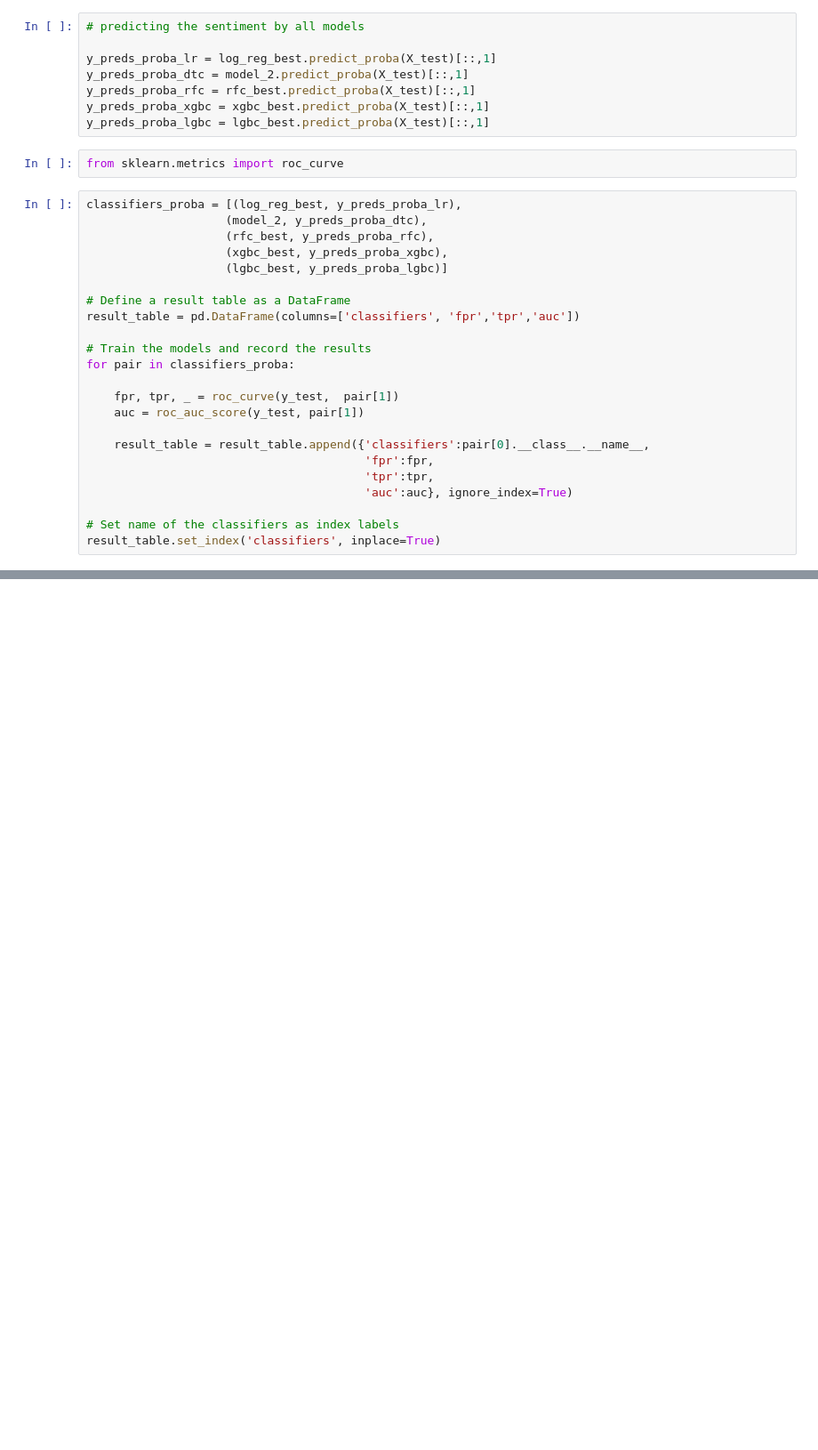
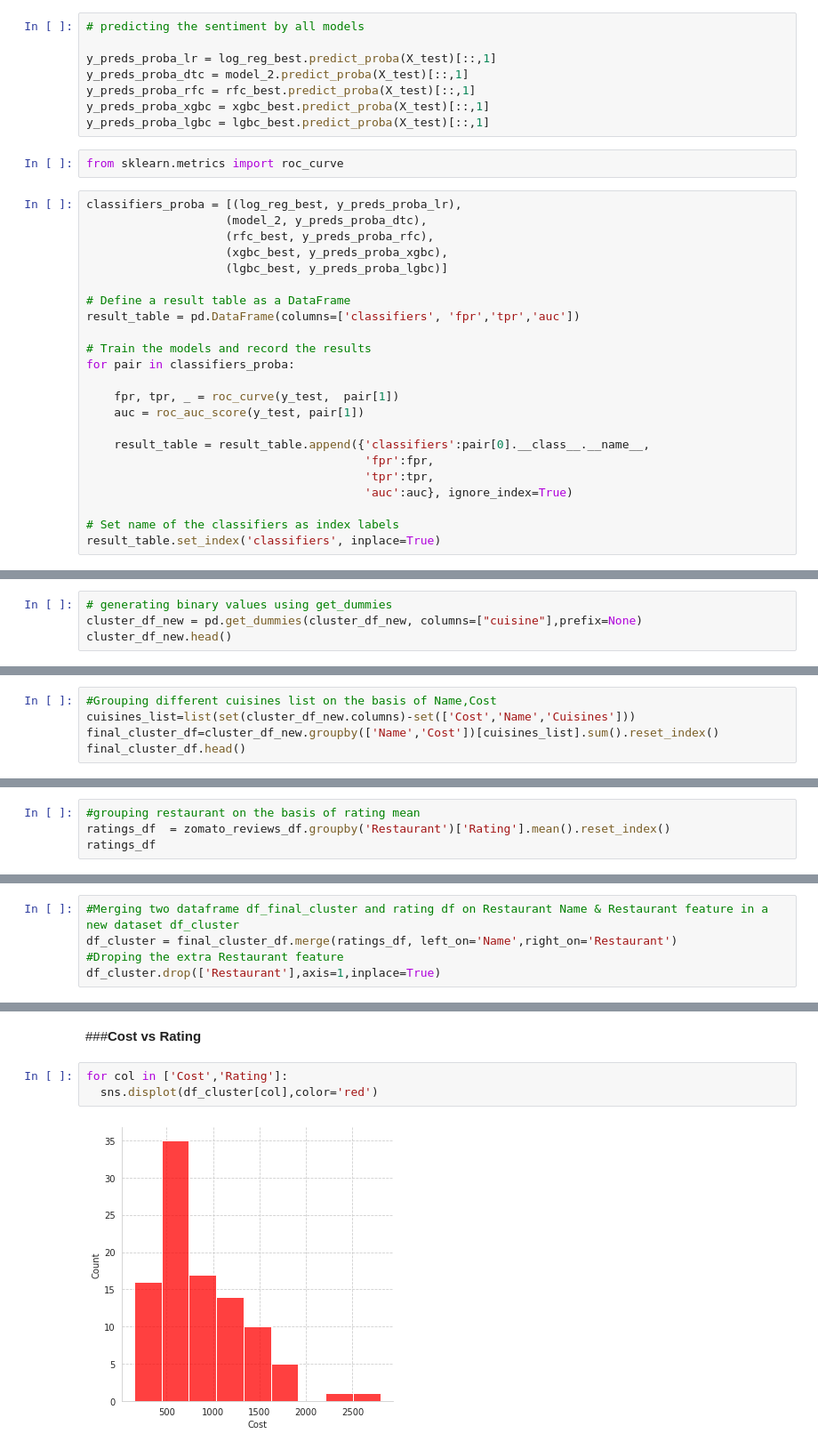
Before and after one commit to VargheseTito/Zomato-Restaurant-Clustering-And-Sentiment-Analysis, a Jupyter notebook: ZOMATO_RESTAURANT_CLUSTERING_AND_SENTIMENT_ANALYSIS_Tito_Varghese.ipynb, the cells around one changed output, grey strips where cells are left out. Shown at 89% size. Cells and saved outputs as stored; diff of their text form; blank space fills up the shorter version.

```diff
--- a/ZOMATO_RESTAURANT_CLUSTERING_AND_SENTIMENT_ANALYSIS_Tito_Varghese.ipynb
+++ b/ZOMATO_RESTAURANT_CLUSTERING_AND_SENTIMENT_ANALYSIS_Tito_Varghese.ipynb
@@ -1873,0 +1956,4 @@ plt.show()
+# %%
+# generating binary values using get_dummies
+cluster_df_new = pd.get_dummies(cluster_df_new, columns=["cuisine"],prefix=None)
+cluster_df_new.head()
@@ -1873,0 +1967,5 @@ plt.show()
+# %%
+#Grouping different cuisines list on the basis of Name,Cost
+cuisines_list=list(set(cluster_df_new.columns)-set(['Cost','Name','Cuisines']))
+final_cluster_df=cluster_df_new.groupby(['Name','Cost'])[cuisines_list].sum().reset_index()
+final_cluster_df.head()
@@ -1873,0 +1979,4 @@ plt.show()
+# %%
+#grouping restaurant on the basis of rating mean
+ratings_df  = zomato_reviews_df.groupby('Restaurant')['Rating'].mean().reset_index()
+ratings_df
@@ -1873,0 +1997,5 @@ plt.show()
+# %%
+#Merging two dataframe df_final_cluster and rating df on Restaurant Name & Restaurant feature in a new dataset df_cluster
+df_cluster = final_cluster_df.merge(ratings_df, left_on='Name',right_on='Restaurant')
+#Droping the extra Restaurant feature
+df_cluster.drop(['Restaurant'],axis=1,inplace=True)
@@ -1873,0 +2011,7 @@ plt.show()
+# %% [markdown]
+###**Cost vs Rating**
+# %%
+for col in ['Cost','Rating']:
+  sns.displot(df_cluster[col],color='red')
+# %% [output]
+[figure, added]
```
Also changed, not shown: parts of 137 cells of this notebook.
